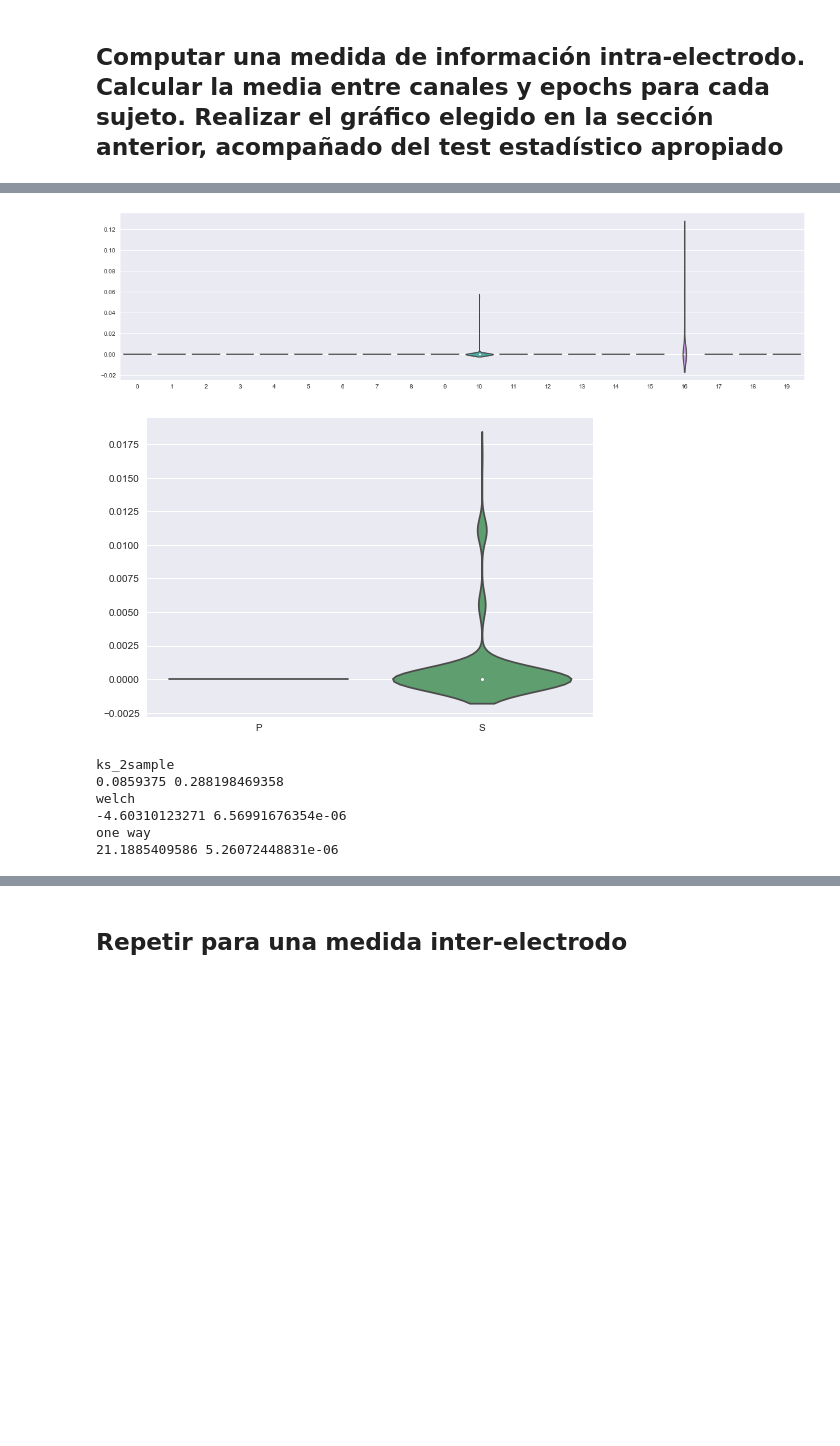
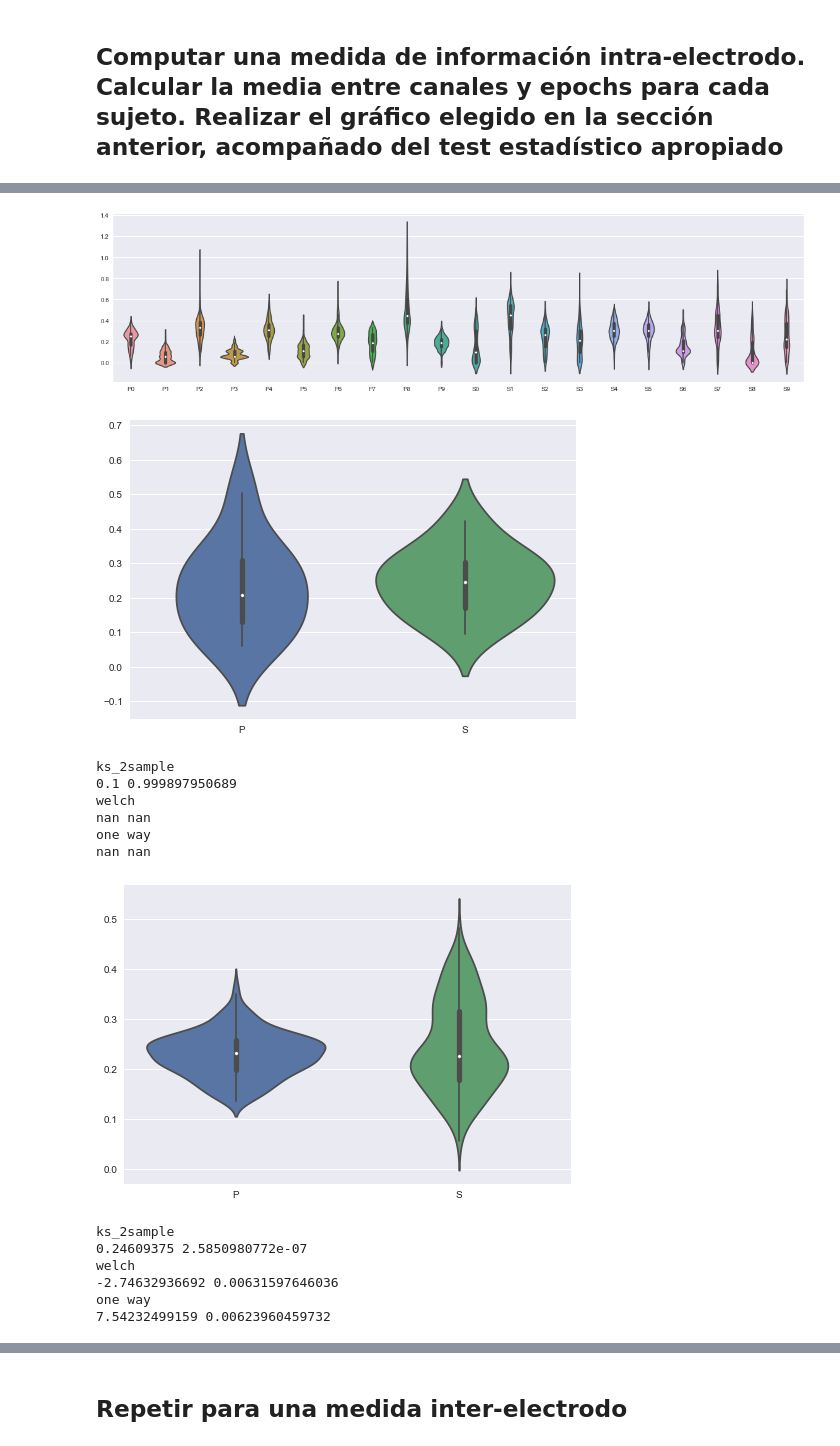
Before and after one commit to santiago-mb/data-science, a Jupyter notebook: wip/tp2/tp2.ipynb, the cells around one changed output, grey strips where cells are left out. Drawn from its saved outputs; the diff is of its cells as text; code cells hidden in the pictures; blank space fills up the shorter version.

Commit message:
cambie el nMean, lo force a 1000. agrego los stdevs

```diff
--- a/wip/tp2/tp2.ipynb
+++ b/wip/tp2/tp2.ipynb
@@ -162,13 +184,11 @@ Podemos observar que la banda de frecuencia alfa para la categoría de pacientes
 # %%
 formula = 'Value ~ C(Band) + C(Type) + C(Band):C(Type)'
 subjectsBands = [subjectsDelta, subjectsTheta, subjectsAlpha, subjectsBeta, subjectsGamma]
+subjectsBandsStDev = [subjectsDeltaStDev, subjectsThetaStDev, subjectsAlphaStDev, subjectsBetaStDev, subjectsGammaStDev]
+
 dfGeneral = pd.DataFrame()
 for i, subjectsBand in enumerate(subjectsBands):
     df = pd.DataFrame({'P': subjectsBand[:10], 'S': subjectsBand[10:]})
-    dfCustomP = pd.DataFrame({'Value': subjectsBand[:10], 'Type': 'P', 'Band': bandNames[i]})
-    dfCustomS = pd.DataFrame({'Value': subjectsBand[10:], 'Type': 'S', 'Band': bandNames[i]})
-    dfGeneral = dfGeneral.append(dfCustomP)
-    dfGeneral = dfGeneral.append(dfCustomS)
     sns.violinplot(data = df)
     plt.title('ViolinPlot ' + bandNames[i])
     plt.show()
@@ -181,10 +201,6 @@ for i, subjectsBand in enumerate(subjectsBands):
     s, p = sc.stats.f_oneway(df['P'], df['S'])
     print 'one way'
     print s, p
-
-model = ols(formula, dfGeneral).fit()
-aov_table = statsmodels.stats.anova.anova_lm(model, typ=2)
-print(aov_table)
 # %% [output]
 [figure]
 ks_2sample
@@ -359,6 +381,8 @@ maxPower = np.mean(maxAcum)
 minPower = np.mean(minAcum)
 # %%
 interval = maxPower - minPower
+var = nMean
+nMean = 1000
 step = interval / nMean
 
 def bineador(power):
@@ -377,8 +401,11 @@ for it, meanEpoch in enumerate(meanDFs):
         probabilityOfXs = [(series.count(i)/float(len(series))) for i in list(range(int(nMean)))]
         entropy = sc.stats.entropy(probabilityOfXs)
         entropiesByElectrode.append(entropy)
-    dfAux = pd.DataFrame({it: entropiesByElectrode})
+    dfAux = pd.DataFrame({classification[it] + str(it % 10): entropiesByElectrode})
     if dfEntropies is None:
         dfEntropies = dfAux
     else:
-        dfEntropies[it] = dfAux
+        dfEntropies[classification[it] + str(it % 10)] = dfAux
+
+display(dfEntropies)
+nMean = var
@@ -385,30 +431,52 @@ for it, meanEpoch in enumerate(meanDFs):
 # %%
 plt.subplots(figsize = (20,5))
 sns.violinplot(data = dfEntropies)
 plt.show()
 
-meanElectrodesEntropyP = dfEntropies[[0,1,2,3,4,5,6,7,8,9]].T.mean()
-meanElectrodesEntropyS = dfEntropies[[10,11,12,13,14,15,16,17,18,19]].T.mean()
+dfMean = dfEntropies.mean()
+dfMeanEntropy = pd.DataFrame({'P': dfMean[:10], 'S': dfMean[10:]})
+sns.violinplot(data = dfMeanEntropy)
+plt.show()
+
+t, p = sc.stats.ks_2samp(dfMeanEntropy['P'], dfMeanEntropy['S'])
+print ('ks_2sample')
+print t, p
+t, p = sc.stats.ttest_ind(dfMeanEntropy['P'], dfMeanEntropy['S'], equal_var = False)
+print 'welch'
+print t, p
+s, p = sc.stats.f_oneway(dfMeanEntropy['P'], dfMeanEntropy['S'])
+print 'one way'
+print s, p
+
+meanElectrodesEntropyP = dfEntropies[['P0','P1','P2','P3','P4','P5','P6','P7','P8','P9']].T.mean()
+meanElectrodesEntropyS = dfEntropies[['S0','S1','S2','S3','S4','S5','S6','S7','S8','S9']].T.mean()
 
 dfMeanEntropy = pd.DataFrame({'P': meanElectrodesEntropyP, 'S': meanElectrodesEntropyS})
 sns.violinplot(data = dfMeanEntropy)
 plt.show()
 
 t, p = sc.stats.ks_2samp(dfMeanEntropy['P'], dfMeanEntropy['S'])
 print ('ks_2sample')
 print t, p
 t, p = sc.stats.ttest_ind(dfMeanEntropy['P'], dfMeanEntropy['S'], equal_var = False)
 print 'welch'
 print t, p
 s, p = sc.stats.f_oneway(dfMeanEntropy['P'], dfMeanEntropy['S'])
 print 'one way'
 print s, p
 # %% [output]
-[figure, old version]
+[figure, new version]
-[figure, old version]
+[figure, new version]
 ks_2sample
-0.0859375 0.288198469358
+0.1 0.999897950689
 welch
--4.60310123271 6.56991676354e-06
+nan nan
 one way
-21.1885409586 5.26072448831e-06
+nan nan
+[figure, added]
+ks_2sample
+0.24609375 2.5850980772e-07
+welch
+-2.74632936692 0.00631597646036
+one way
+7.54232499159 0.00623960459732
```
Also changed, not shown: parts of 8 cells of this notebook.
